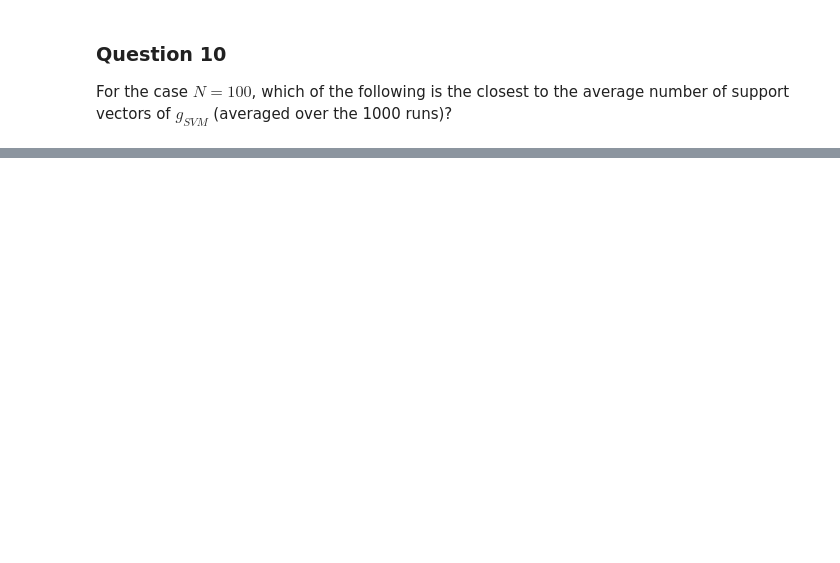
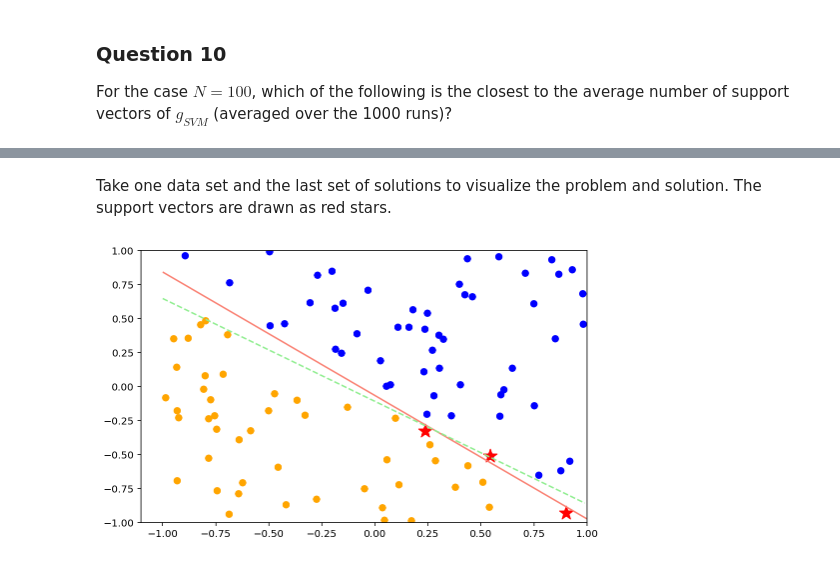
Before and after one commit to itacdonev/Learning_From_Data_Caltech, a Jupyter notebook: HW7/HW7.ipynb, the cells around one changed output, grey strips where cells are left out. Cells and saved outputs as stored; diff of their text form; code cells hidden in the pictures; blank space fills up the shorter version.

```diff
--- a/HW7/HW7.ipynb
+++ b/HW7/HW7.ipynb
@@ -423,0 +463,19 @@ For $N = 10$, repeat the above experiment for 1000 runs. How often is $g_{SVM}$
+# %%
+def target_line():
+    # Generate random values for the line segment
+    xa,ya,xb,yb = [random.uniform(-1, 1) for i in range(4)]
+    l = np.array([xb*ya-xa*yb, yb-ya, xa-xb])
+    l = l.reshape((l.shape[0],1))
+    f = lambda x:(yb-ya)/(xb-xa)*(x-xa)+ya
+    return l,f
+# %%
+def xy_data(d,N,l):
+    # Generate X and y values
+    while True:
+        X = np.column_stack((np.ones(N),
+                         np.random.uniform(-1.,1., size=(N, d))))
+        Y = np.array(np.where(np.dot(X,l)>=0,1,-1))
+        if Y.min() != Y.max(): # ensure two class target
+            break
+
+    return X,Y
@@ -429,0 +709,33 @@ For the case $N = 100$, which of the following is the closest to the average num
+# %% [markdown]
+Take one data set and the last set of solutions to visualize the problem and solution. The support vectors are drawn as red stars.
+# %%
+N = 100
+d = 2
+l,f = target_line()
+X,y = xy_data(d,N,l)
+
+w_svm = svm_fitP(X,y)
+alpha = svm_fitD(X,y)
+idx = alpha.reshape(X.shape[0])
+Xs = X[idx > 0,:]
+
+p_point = X[(y == 1).reshape(-1)]
+n_point = X[(y == -1).reshape(-1)]
+
+plt.figure(figsize=(8, 5))
+x = np.arange(-1.,1,0.01)
+plt.plot(x, f(x), c='lightgreen', ls='--', lw=1.5)
+plt.scatter(p_point[:,1], p_point[:,2], c='blue', marker = 'o', s = 40)
+plt.scatter(n_point[:,1], n_point[:,2], c='orange', marker = 'o', s = 40)
+plt.scatter(Xs[:,1], Xs[:,2], c = 'red', marker = '*', s = 200)
+plt.ylim(-1,1)
+
+u = np.linspace(-1.,1., 1000)
+A,B = np.meshgrid(u,u)
+w_svm = np.array(w_svm)
+z = w_svm[0] + w_svm[1]*A + w_svm[2]*B
+db = plt.contour(A, B, z, levels = [0], colors = 'salmon')
+
+plt.show()
+# %% [output]
+[figure, added]
```
Also changed, not shown: parts of 23 cells of this notebook, 1 other file.
